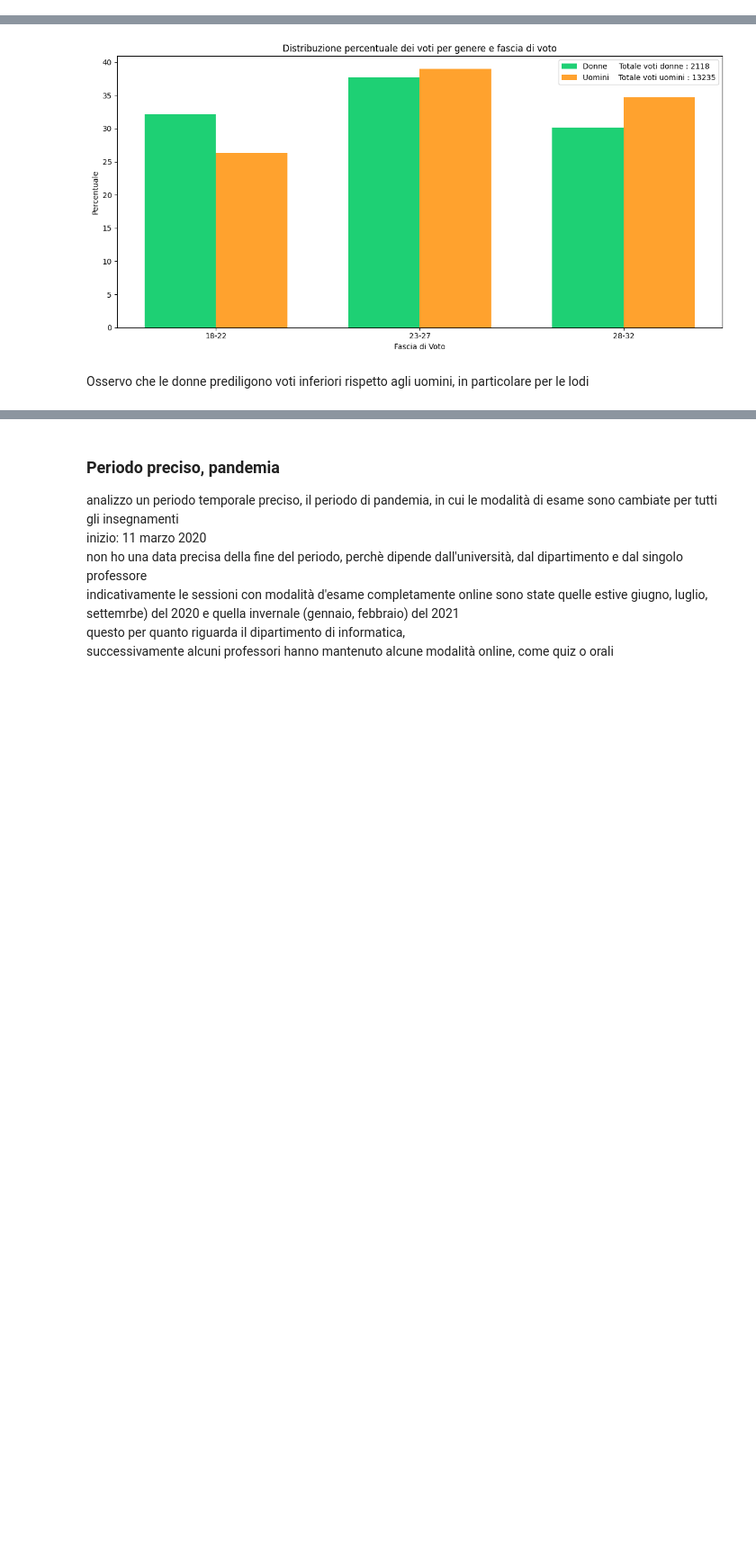
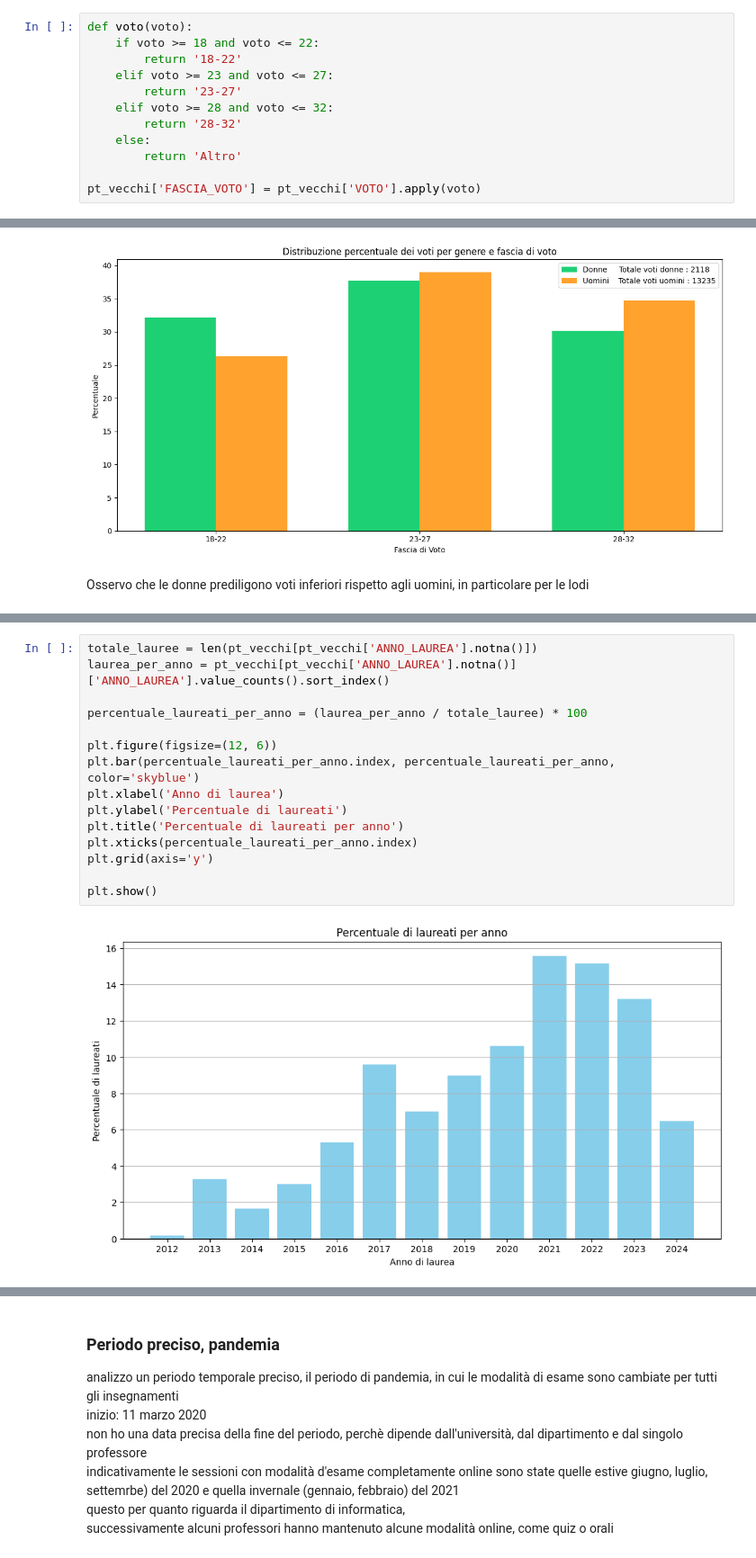
Before and after one commit to lallabelloni/Analisi-differenza-genere-Data-Science, a Jupyter notebook: progetto2.ipynb, the cells around one changed output, grey strips where cells are left out. Shown at 90% size. Cells and saved outputs as stored; diff of their text form; blank space fills up the shorter version.

```diff
--- a/progetto2.ipynb
+++ b/progetto2.ipynb
@@ -90,3 +90,15 @@ pt_vecchi['DECODIFICA_INS'] = pt_vecchi['DECODIFICA_INS'].replace({'SISTEMI DI E
 
 # Non conosco
 # SISTEMI ERP
+# %%
+def voto(voto):
+    if voto >= 18 and voto <= 22:
+        return '18-22'
+    elif voto >= 23 and voto <= 27:
+        return '23-27'
+    elif voto >= 28 and voto <= 32:
+        return '28-32'
+    else:
+        return 'Altro'
+
+pt_vecchi['FASCIA_VOTO'] = pt_vecchi['VOTO'].apply(voto)
@@ -319,0 +383,17 @@ Percentuale donne non laureate sul totale dei non laureati: 8%
+# %%
+totale_lauree = len(pt_vecchi[pt_vecchi['ANNO_LAUREA'].notna()])
+laurea_per_anno = pt_vecchi[pt_vecchi['ANNO_LAUREA'].notna()]['ANNO_LAUREA'].value_counts().sort_index()
+
+percentuale_laureati_per_anno = (laurea_per_anno / totale_lauree) * 100
+
+plt.figure(figsize=(12, 6))
+plt.bar(percentuale_laureati_per_anno.index, percentuale_laureati_per_anno, color='skyblue')
+plt.xlabel('Anno di laurea')
+plt.ylabel('Percentuale di laureati')
+plt.title('Percentuale di laureati per anno')
+plt.xticks(percentuale_laureati_per_anno.index)
+plt.grid(axis='y')
+
+plt.show()
+# %% [output]
+[figure, added]
```
Also changed, not shown: parts of 39 cells of this notebook, 1 other file.
